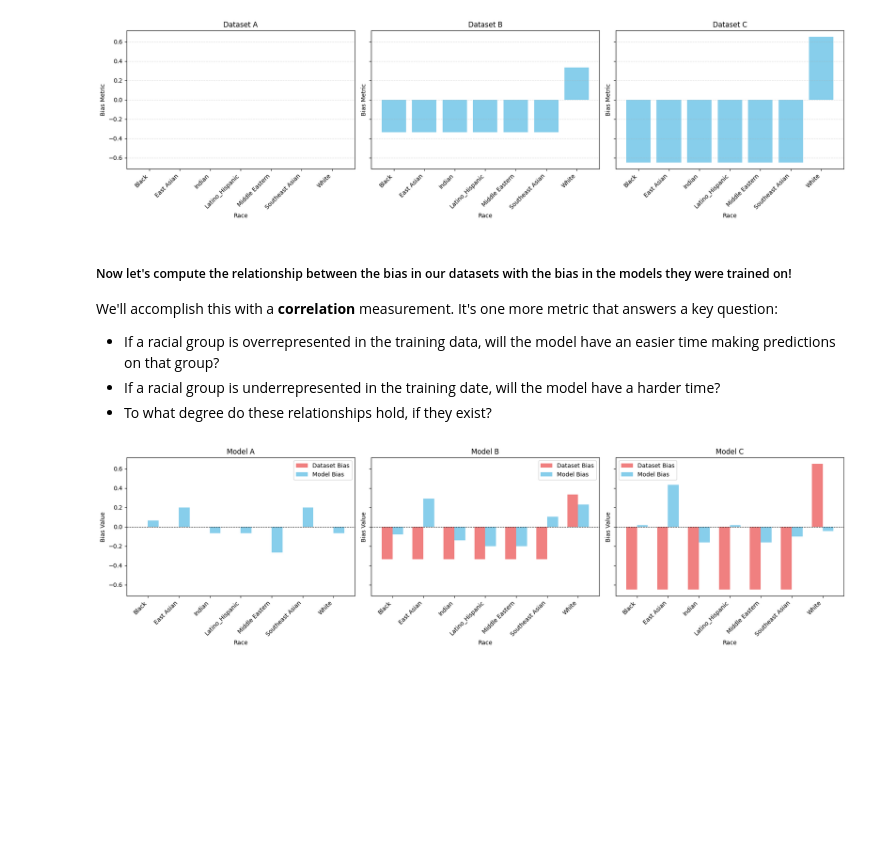
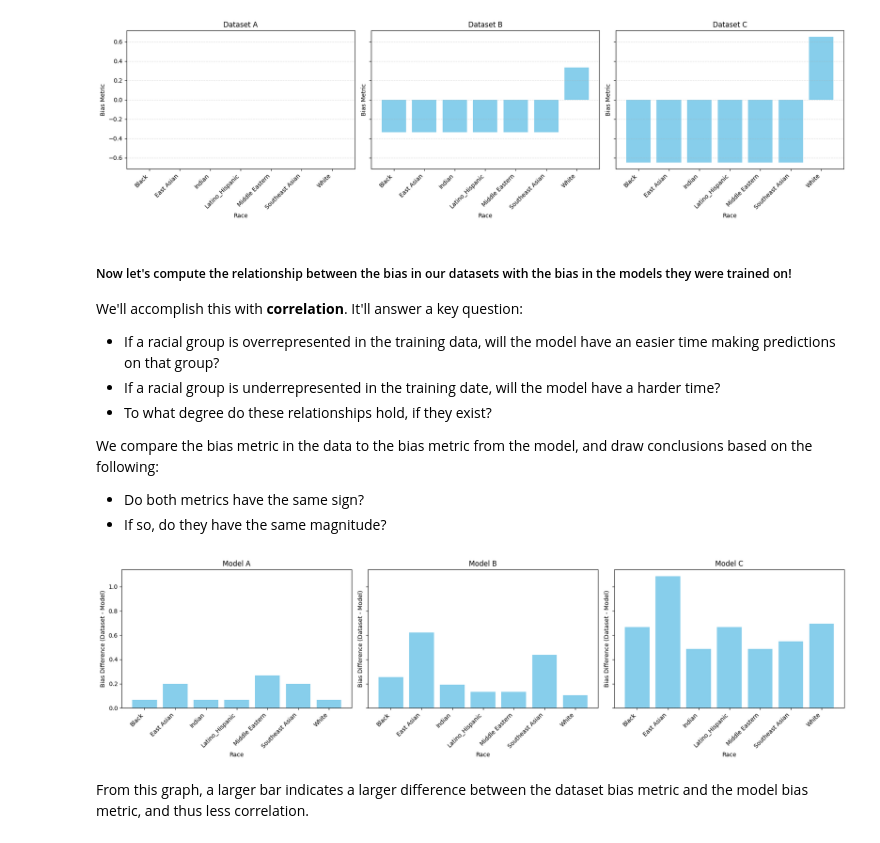
Before and after one commit to EthanTu2/facialrecognitionbias, a Jupyter notebook: parts345.ipynb, the cells around one changed output. Cells and saved outputs as stored; diff of their text form; code cells hidden in the pictures; blank space fills up the shorter version.

Commit message:
streamlined bias correlation graph

```diff
--- a/parts345.ipynb
+++ b/parts345.ipynb
@@ -690,35 +690,40 @@ plt.show()
 # %% [markdown]
 ##### Now let's compute the relationship between the bias in our datasets with the bias in the models they were trained on!
 
-We'll accomplish this with a **correlation** measurement. It's one more metric that answers a key question:
+We'll accomplish this with **correlation**. It'll answer a key question:
 * If a racial group is overrepresented in the training data, will the model have an easier time making predictions on that group?
 * If a racial group is underrepresented in the training date, will the model have a harder time?
 * To what degree do these relationships hold, if they exist?
+
+We compare the bias metric in the data to the bias metric from the model, and draw conclusions based on the following:
+* Do both metrics have the same sign?
+* If so, do they have the same magnitude?
 # %%
+import numpy as np
+
 races = list(train_biases["A"].keys())
 models = list(train_biases.keys())  # ["A", "B", "C"]
 
-
 fig, axes = plt.subplots(1, 3, figsize=(18, 5), sharey=True)
 
-# For each model, collect the (dataset bias, model bias) for each race, and plot em'
+# For each model, compute the difference (dataset bias - model bias) for each race and plot it
 for i, model in enumerate(models):
     dataset_biases = [train_biases[model][race] for race in races]
     model_biases = [normalized_race_diffs[model][race] for race in races]
-    # Plot as a bar: x=race, y=model bias, color by dataset bias (or show both as grouped bars)
-    width = 0.35
+    differences = [np.abs(db - mb) for db, mb in zip(dataset_biases, model_biases)]
+
     x = np.arange(len(races))
-    axes[i].bar(x - width/2, dataset_biases, width, label='Dataset Bias', color='lightcoral')
-    axes[i].bar(x + width/2, model_biases, width, label='Model Bias', color='skyblue')
+    axes[i].bar(x, differences, color='skyblue')
     axes[i].set_title(f"Model {model}")
     axes[i].set_xticks(x)
     axes[i].set_xticklabels(races, rotation=45, ha='right')
     axes[i].set_xlabel("Race")
-    axes[i].set_ylabel("Bias Value")
-    axes[i].legend()
+    axes[i].set_ylabel("Bias Difference (Dataset - Model)")
     axes[i].axhline(0, color='black', linestyle='--', linewidth=0.8)
 
 plt.tight_layout()
 plt.show()
 # %% [output]
-[figure, old version]
+[figure, new version]
+# %% [markdown]
+From this graph, a larger bar indicates a larger difference between the dataset bias metric and the model bias metric, and thus less correlation.
```
